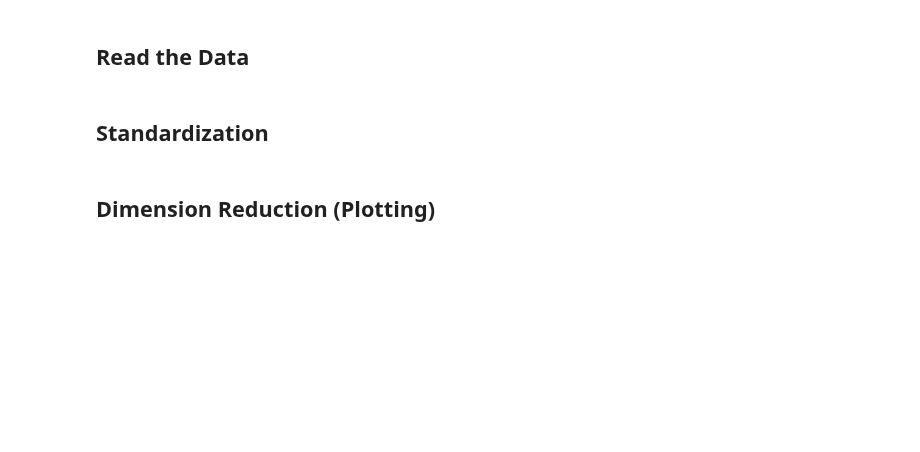
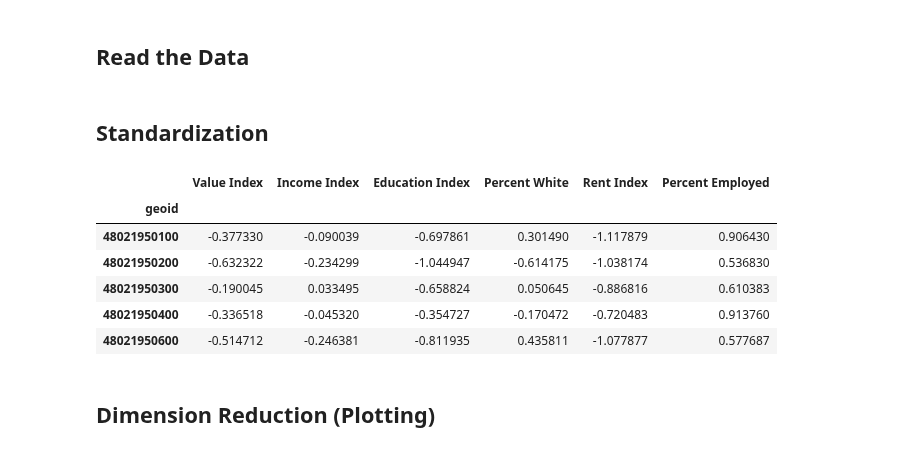
Before and after one commit to tsansom/Springboard-Data-Science, a Jupyter notebook: capstone_projects/gentrification/notebooks/7 - Clustering Analysis.ipynb, the cells around one changed output. Cells and saved outputs as stored; diff of their text form; code cells hidden in the pictures; blank space fills up the shorter version.

```diff
--- a/capstone_projects/gentrification/notebooks/7 - Clustering Analysis.ipynb
+++ b/capstone_projects/gentrification/notebooks/7 - Clustering Analysis.ipynb
@@ -35,8 +35,18 @@ cols = data.columns[1:]
 # %%
 # create instance of RobustScaler class
 rs = RobustScaler()
 # fit and transform the data and put back into a dataframe
 data_rs = pd.DataFrame(rs.fit_transform(data[cols]), index=data.index, columns=cols)
+
+data_rs.head()
+# %% [output]
+|  | Value Index | Income Index | Education Index | Percent White | Rent Index | Percent Employed |
+| geoid |  |  |  |  |  |  |
+| 48021950100 | -0.377330 | -0.090039 | -0.697861 | 0.301490 | -1.117879 | 0.906430 |
+| 48021950200 | -0.632322 | -0.234299 | -1.044947 | -0.614175 | -1.038174 | 0.536830 |
+| 48021950300 | -0.190045 | 0.033495 | -0.658824 | 0.050645 | -0.886816 | 0.610383 |
+| 48021950400 | -0.336518 | -0.045320 | -0.354727 | -0.170472 | -0.720483 | 0.913760 |
+| 48021950600 | -0.514712 | -0.246381 | -0.811935 | 0.435811 | -1.077877 | 0.577687 |
 # %% [markdown]
 ## Dimension Reduction (Plotting)
 # %%
```
Also changed, not shown: parts of 2 cells of this notebook, 6 other files.
